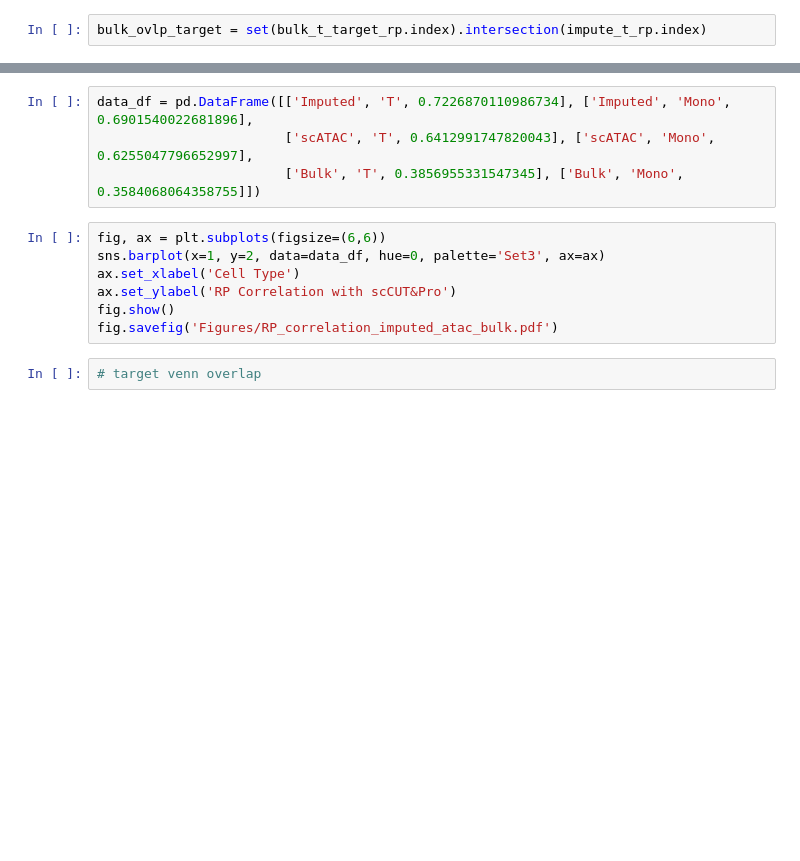
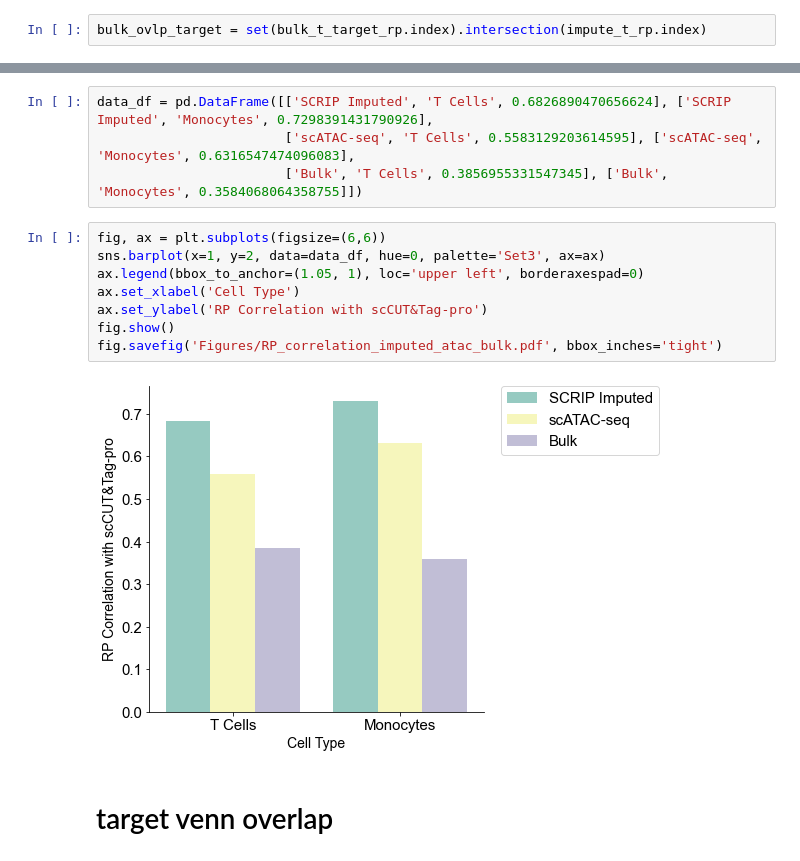
Before and after one commit to xindong95/SCRIP_notebook, a Jupyter notebook: histone_bin_python.ipynb, the cells around one changed output, grey strips where cells are left out. Saved outputs shown, nothing was run; the diff lists cells and outputs as text; blank space fills up the shorter version.

```diff
--- a/histone_bin_python.ipynb
+++ b/histone_bin_python.ipynb
@@ -532,13 +192,16 @@ scipy.stats.spearmanr(real_mono_rp[bulk_ovlp_target],bulk_t_target_rp[bulk_ovlp_
 # %%
-data_df = pd.DataFrame([['Imputed', 'T', 0.7226870110986734], ['Imputed', 'Mono', 0.6901540022681896],
-                        ['scATAC', 'T', 0.6412991747820043], ['scATAC', 'Mono', 0.6255047796652997],
-                        ['Bulk', 'T', 0.3856955331547345], ['Bulk', 'Mono', 0.3584068064358755]])
+data_df = pd.DataFrame([['SCRIP Imputed', 'T Cells', 0.6826890470656624], ['SCRIP Imputed', 'Monocytes', 0.7298391431790926],
+                        ['scATAC-seq', 'T Cells', 0.5583129203614595], ['scATAC-seq', 'Monocytes', 0.6316547474096083],
+                        ['Bulk', 'T Cells', 0.3856955331547345], ['Bulk', 'Monocytes', 0.3584068064358755]])
 # %%
 fig, ax = plt.subplots(figsize=(6,6))
 sns.barplot(x=1, y=2, data=data_df, hue=0, palette='Set3', ax=ax)
+ax.legend(bbox_to_anchor=(1.05, 1), loc='upper left', borderaxespad=0)
 ax.set_xlabel('Cell Type')
-ax.set_ylabel('RP Correlation with scCUT&Pro')
+ax.set_ylabel('RP Correlation with scCUT&Tag-pro')
 fig.show()
-fig.savefig('Figures/RP_correlation_imputed_atac_bulk.pdf')
+fig.savefig('Figures/RP_correlation_imputed_atac_bulk.pdf', bbox_inches='tight')
+# %% [output]
+[figure, added]
-# %%
-# target venn overlap
+# %% [markdown]
+# target venn overlap
```
Also changed, not shown: parts of 55 cells of this notebook, 2 other files.
